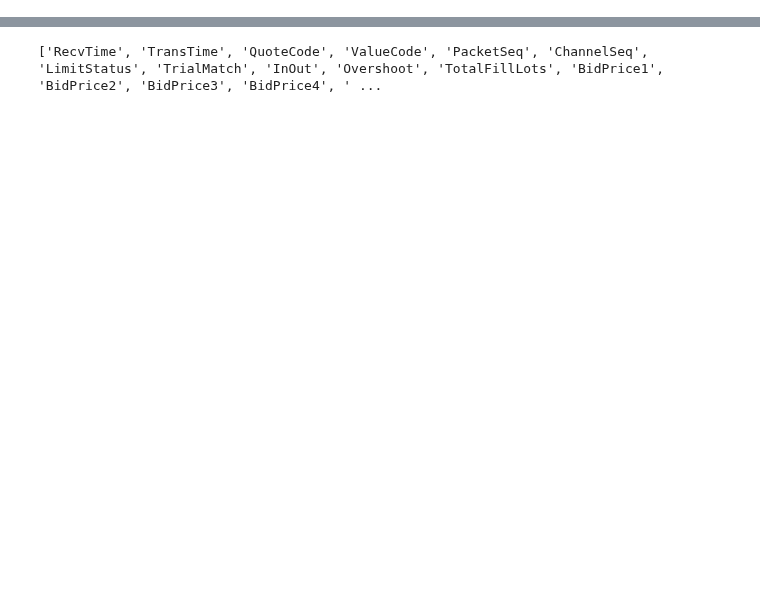
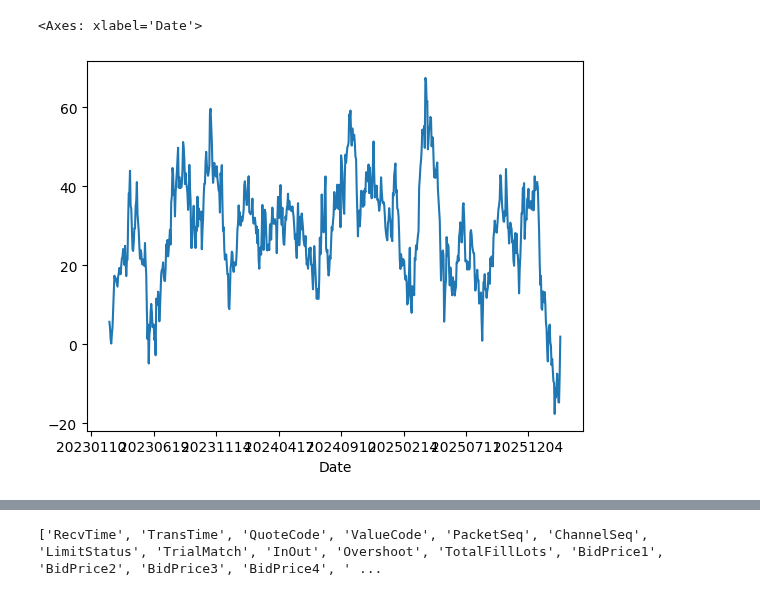
Before and after one commit to knjo/timeSeriesResearch, a Jupyter notebook: negFillResearch.ipynb, the cells around one changed output, grey strips where cells are left out. Saved outputs shown, nothing was run; the diff lists cells and outputs as text; code cells hidden in the pictures; blank space fills up the shorter version.

```diff
--- a/negFillResearch.ipynb
+++ b/negFillResearch.ipynb
@@ -78,4 +80,7 @@ signal_df[:][priceReturnColumn + ['ToRef','FillLots_atLow','day_amount_rank', 'A
 # %%
+# target_time_str = "13:25:00"
+# target_dt = pd.to_datetime(signal_df['TransTime'].dt.date.astype(str) + " " + target_time_str)
+# signal_df['RemainSeconds'] = (target_dt - signal_df['TransTime']).dt.total_seconds()
 signal_df = signal_df[ (signal_df.TransTime.dt.time < datetime.time(12, 0, 0)) & (signal_df.TrialMatch == 0)].reset_index(drop=True)
-signal_df = signal_df[ (signal_df.TakerSell_CloseBP.abs() < 10000) ].reset_index(drop=True)
+signal_df = signal_df[  ((signal_df.Date.astype(int) - 20260220).abs() > 5 )& (signal_df.TakerSell_CloseBP.abs() < 10000) ].reset_index(drop=True)
 signal_df['midEdge_300sBP'] = signal_df['midEdge_300sBP']*-1
@@ -97,0 +94,5 @@ from factorAnalyzer import FactorAnalyzer_Polars
+# %%
+signal_df[:].groupby(['Date','QuoteCode']).TakerSell_CloseBP.mean().reset_index().groupby(['Date']).TakerSell_CloseBP.mean().rolling(30).mean().plot()
+# %% [output]
+<Axes: xlabel='Date'>
+[figure, added]
```
Also changed, not shown: parts of 24 cells of this notebook, 2 other files.
